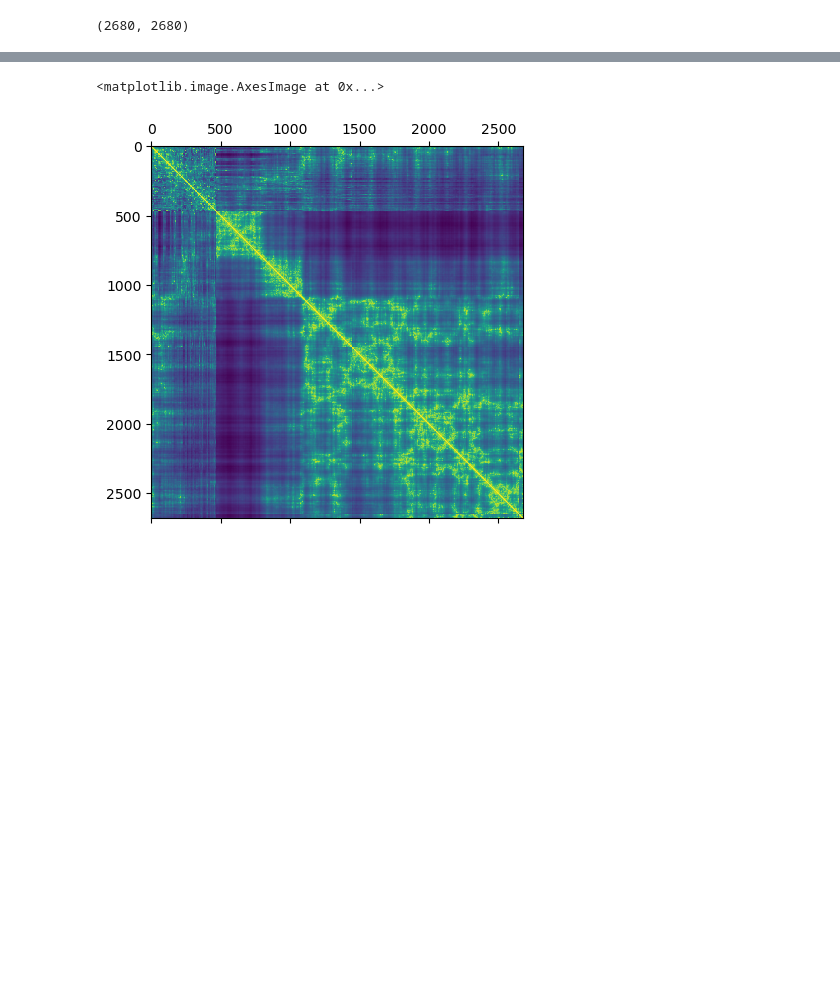
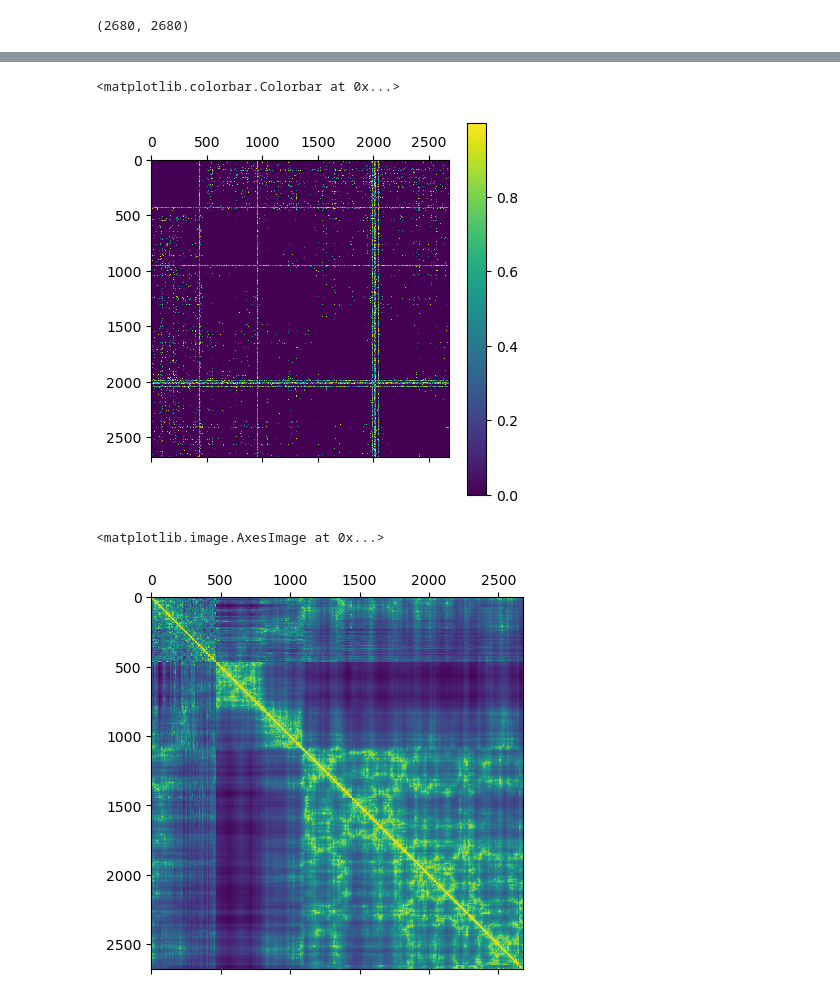
Before and after one commit to s-brahmachari/chromdyn, a Jupyter notebook: notebooks/polymer.ipynb, the cells around one changed output, grey strips where cells are left out. Drawn from its saved outputs; the diff is of its cells as text; code cells hidden in the pictures; blank space fills up the shorter version.

```diff
--- a/notebooks/polymer.ipynb
+++ b/notebooks/polymer.ipynb
@@ -66,3 +83,9 @@ h=np.loadtxt("/work/cms16/sb95/Drosophila/WT_optimize_eta0.03/output_1/run_1/Pi_
+# %%
+plt.matshow(np.random.random(mask.shape)*mask)
+plt.colorbar()
+# %% [output]
+<matplotlib.colorbar.Colorbar at 0x...>
+[figure, added]
 # %%
 import matplotlib.pyplot as plt
 # %%
```
Also changed, not shown: parts of 13 cells of this notebook, 6 other files.
